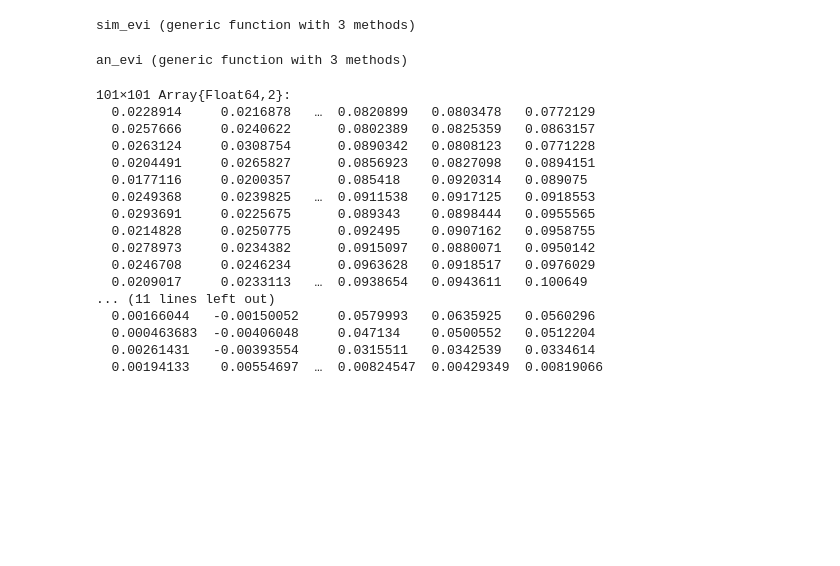
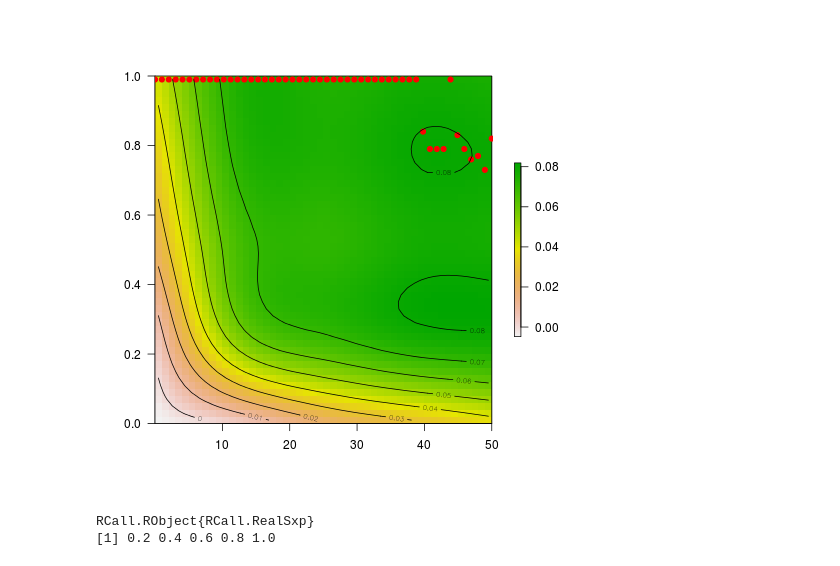
Before and after one commit to wkmor1/voiConsAuc, a Jupyter notebook: voiConsAuc.ipynb, the cells around one changed output. Saved outputs shown, nothing was run; the diff lists cells and outputs as text; code cells hidden in the pictures; blank space fills up the shorter version.

```diff
--- a/voiConsAuc.ipynb
+++ b/voiConsAuc.ipynb
@@ -8,43 +52,44 @@ evsi_plot (generic function with 3 methods)
+# %%
+R"
+    library(raster)
+    library(mgcv)
+    r = $x
+    r =
+      data.frame(
+        x = rep(seq_len(ncol(r)), each = nrow(r)),
+        y = rep(seq_len(nrow(r)), times = ncol(r)),
+        z = c(r)
+    )
+    r = gam(z ~ te(x, y), data = r)
+    r = matrix(fitted(r), ncol = 50)
+    r = raster(r)
+    x = seq(0, 1, length.out = 50)
+    m = seq(.99, .01, -.01)[apply($x, 2, which.max)]
+    plot(r, asp = NA, las = 1, xaxt = 'n')
+    #m = predict(gam(m ~ s(x)))
+    points(x, m, pch = 19, col = 'red')
+    contour(r, add = TRUE)
+    axis(1, at = 1:5 / 5, label = seq(10, 50, length.out = 5))
+"
+# %% [output]
+[figure, added]
+RCall.RObject{RCall.RealSxp}
+[1] 0.2 0.4 0.6 0.8 1.0
 # %%
-function sim_evi(μ = [0, 0], σ = [1, 1])
+function an_evi(μ = [0, 0], σ = [1, 1])
     function g(n)
-        f(p) = evsi_sim(μ, σ, [n * p, n * (1 - p)], nsims = 100000)
-        vcat(map(f, 1:-.01:0)...)
+        f(p) = evsi_an(μ, σ, [n * p, n * (1 - p)])
+        vcat(map(f, .99:-.02:.01)...)
     end
-    hcat(map(g, exp(collect(linspace(log(1), log(50), 101))))...)
+    hcat(map(g, collect(linspace(1, 50, 50)))...)
 end
-# %% [output]
-sim_evi (generic function with 3 methods)
 # %%
-function an_evi(μ = [0, 0], σ = [1, 1])
-    function g(n)
-        f(p) = evsi_an(μ, σ, [n * p, n * (1 - p)])
-        vcat(map(f, 1:-.01:0)...)
-    end
-    hcat(map(g, exp(collect(linspace(log(1), log(50), 101))))...)
+function sim_evi(μ = [0, 0,], σ = [1, 1, 1])
+   f(p, n) = evsi_sim(μ, σ, [n * p, n * (1 - p), ], nsims = 1000000)
+   [f(i, j) for i = 1:-.05:0, j = 1:1:50]
 end
-# %% [output]
-an_evi (generic function with 3 methods)
 # %%
-x = sim_evi([1, 0], [1, .5])
+y = an_evi([1, 0], [1, .2])
-# %% [output]
-101×101 Array{Float64,2}:
-  0.0228914     0.0216878   …  0.0820899   0.0803478   0.0772129
-  0.0257666     0.0240622      0.0802389   0.0825359   0.0863157
-  0.0263124     0.0308754      0.0890342   0.0808123   0.0771228
-  0.0204491     0.0265827      0.0856923   0.0827098   0.0894151
-  0.0177116     0.0200357      0.085418    0.0920314   0.089075
-  0.0249368     0.0239825   …  0.0911538   0.0917125   0.0918553
-  0.0293691     0.0225675      0.089343    0.0898444   0.0955565
-  0.0214828     0.0250775      0.092495    0.0907162   0.0958755
-  0.0278973     0.0234382      0.0915097   0.0880071   0.0950142
-  0.0246708     0.0246234      0.0963628   0.0918517   0.0976029
-  0.0209017     0.0233113   …  0.0938654   0.0943611   0.100649
-... (11 lines left out)
-  0.00166044   -0.00150052     0.0579993   0.0635925   0.0560296
-  0.000463683  -0.00406048     0.047134    0.0500552   0.0512204
-  0.00261431   -0.00393554     0.0315511   0.0342539   0.0334614
-  0.00194133    0.00554697  …  0.00824547  0.00429349  0.00819066
 # %%
 R"
     library(raster)
```
Also changed, not shown: parts of 8 cells of this notebook, 2 other files.
